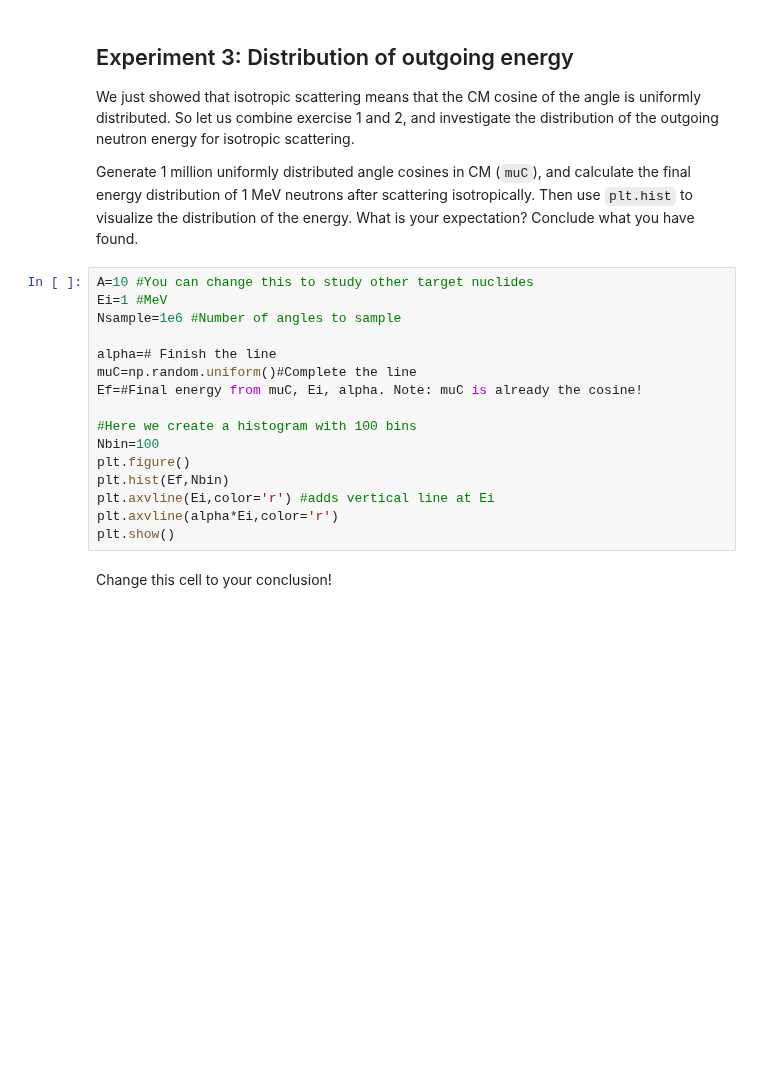
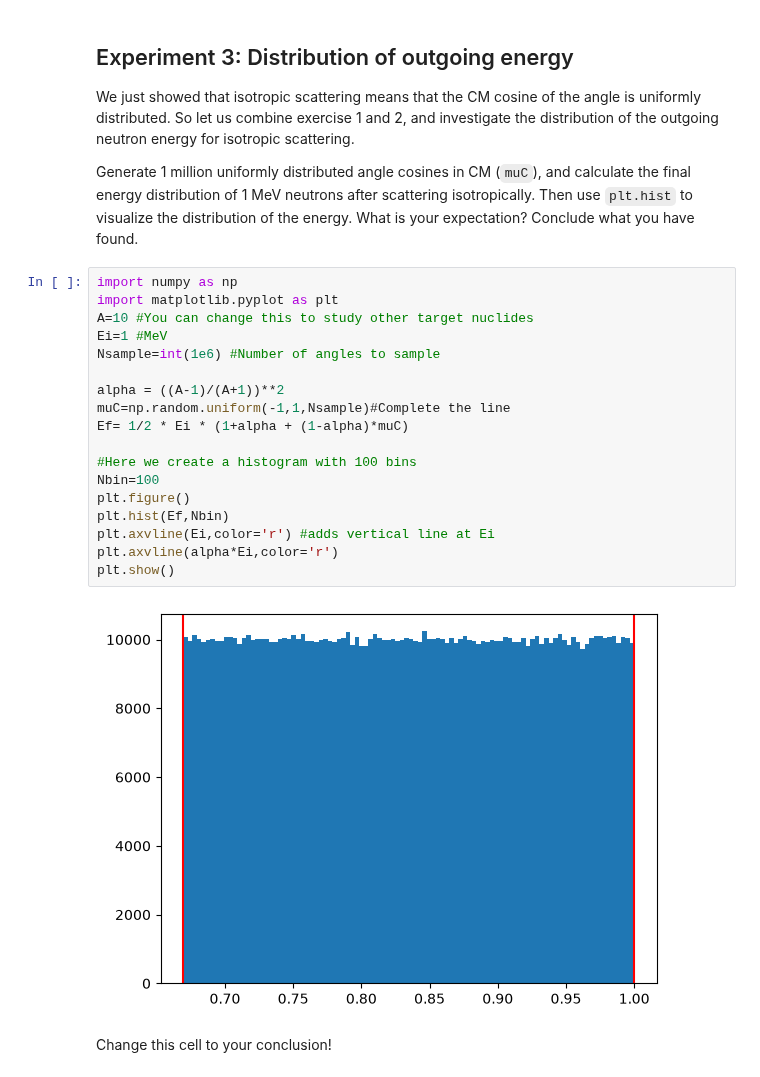
Before and after one commit to Ben0-0/IAEA_Reactor-Physics, a Jupyter notebook: Datalabs/Datalab04/4-Scattering_MCintro.ipynb, the cells around one changed output. Drawn from its saved outputs; the diff is of its cells as text; blank space fills up the shorter version.

```diff
--- a/Datalabs/Datalab04/4-Scattering_MCintro.ipynb
+++ b/Datalabs/Datalab04/4-Scattering_MCintro.ipynb
@@ -144,21 +144,25 @@ We just showed that isotropic scattering means that the CM cosine of the angle i
 
 Generate 1 million uniformly distributed angle cosines in CM (`muC`), and  calculate the final energy distribution of 1 MeV neutrons after scattering isotropically. Then use `plt.hist` to visualize the distribution of the energy. What is your  expectation? Conclude what you have found.
 # %%
+import numpy as np
+import matplotlib.pyplot as plt
 A=10 #You can change this to study other target nuclides
 Ei=1 #MeV
-Nsample=1e6 #Number of angles to sample
+Nsample=int(1e6) #Number of angles to sample
 
-alpha=# Finish the line
-muC=np.random.uniform()#Complete the line
-Ef=#Final energy from muC, Ei, alpha. Note: muC is already the cosine!
+alpha = ((A-1)/(A+1))**2
+muC=np.random.uniform(-1,1,Nsample)#Complete the line
+Ef= 1/2 * Ei * (1+alpha + (1-alpha)*muC)
 
 #Here we create a histogram with 100 bins
 Nbin=100
 plt.figure()
 plt.hist(Ef,Nbin)
 plt.axvline(Ei,color='r') #adds vertical line at Ei
 plt.axvline(alpha*Ei,color='r')
 plt.show()
+# %% [output]
+[figure, added]
 # %% [markdown]
 Change this cell to your conclusion!
 # %% [markdown]
```
Also changed, not shown: parts of 2 cells of this notebook.
